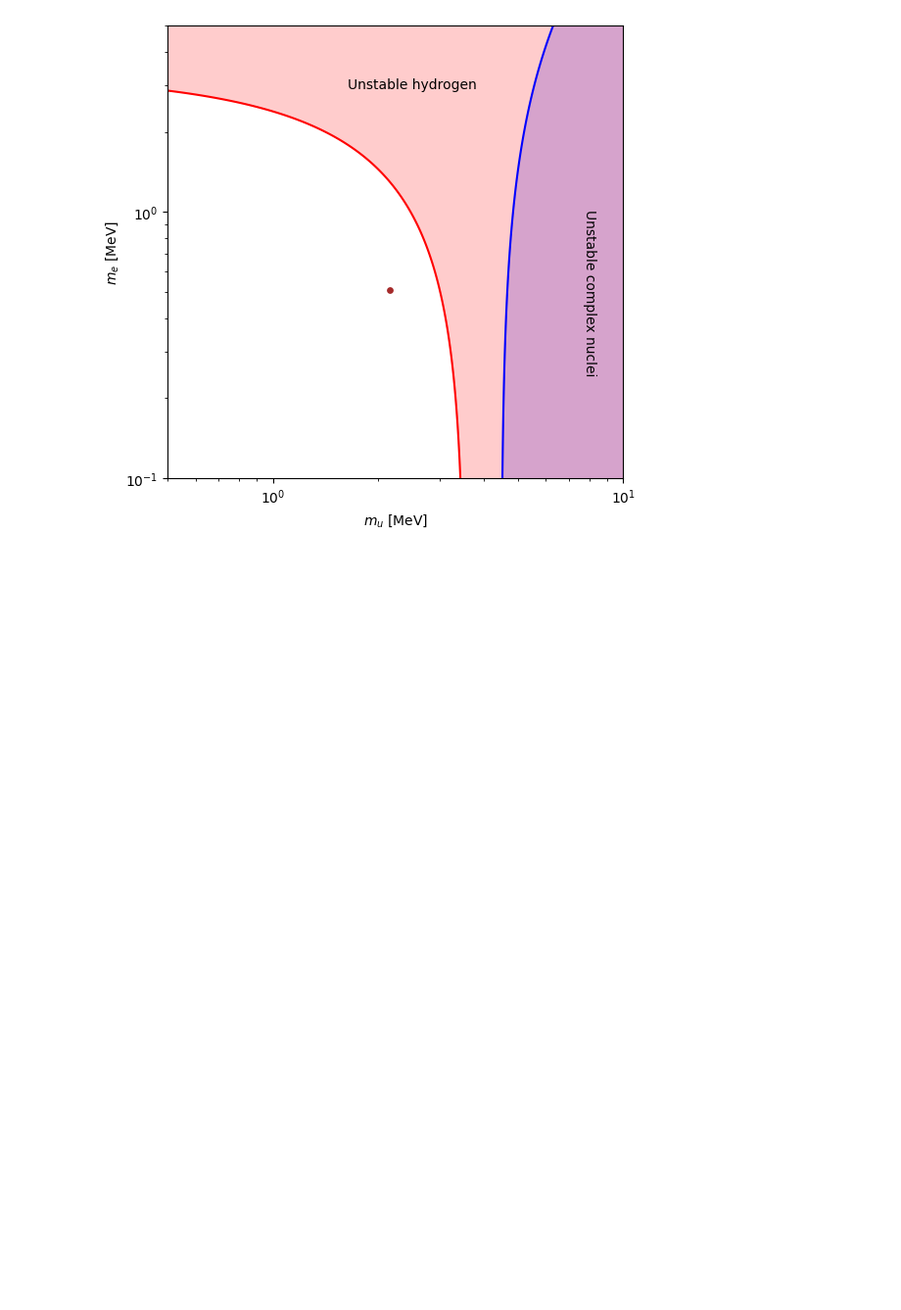
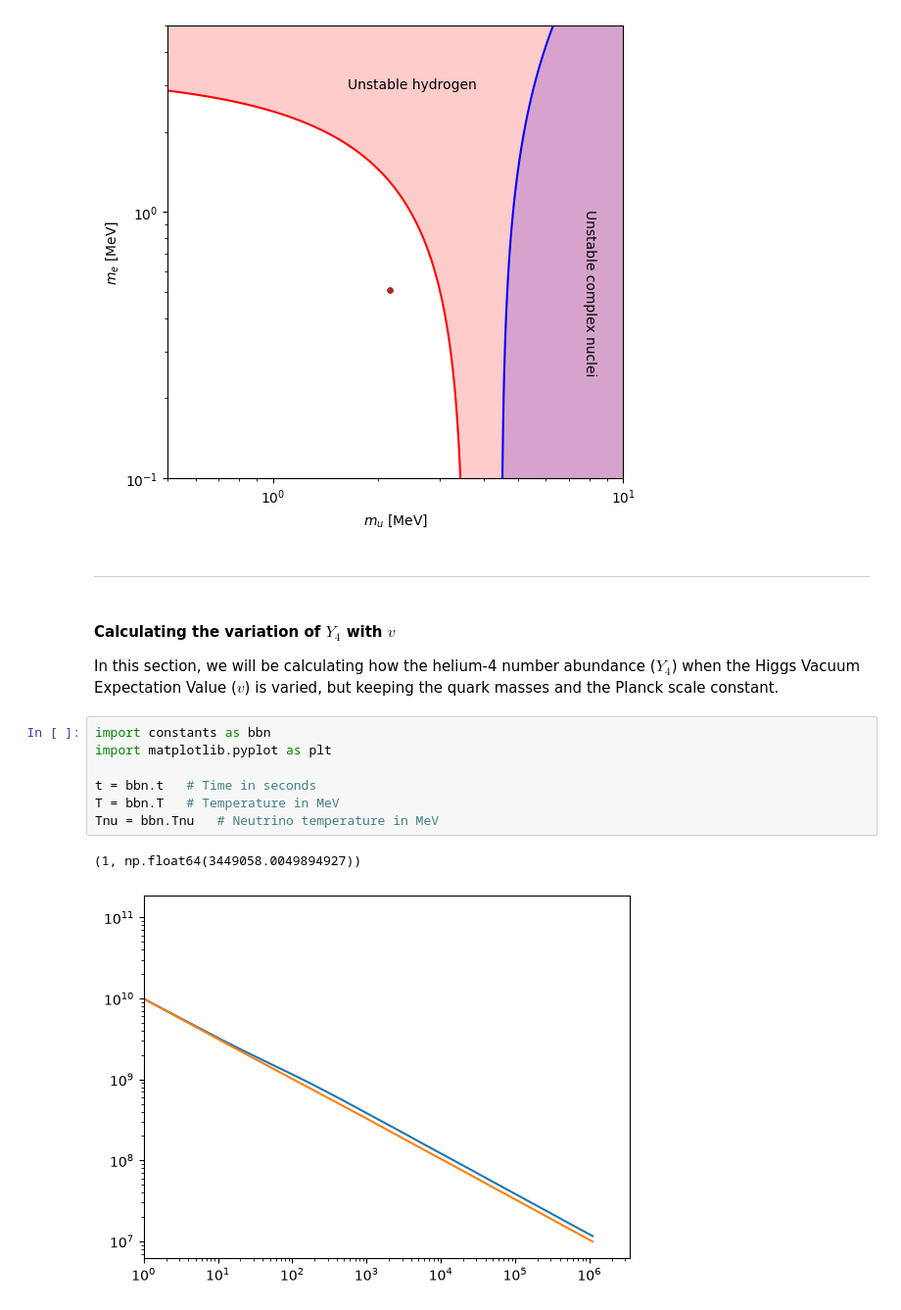
Before and after one commit to Booritth-Balaji/Dark-Matter-Thesis, a Jupyter notebook: Codes-and-Data/Weak-scale-BBN-recr.ipynb, the cells around one changed output. Shown at 98% size. Drawn from its saved outputs; the diff is of its cells as text; blank space fills up the shorter version.

Commit message:
Added constants.py which is a temporary BBN functions file from where I can import functions to simulate BBN

```diff
--- a/Codes-and-Data/Weak-scale-BBN-recr.ipynb
+++ b/Codes-and-Data/Weak-scale-BBN-recr.ipynb
@@ -205,3 +205,19 @@ plt.ylim(0.1, 5)
 # %% [output]
 (0.1, 5)
 [figure]
+# %% [markdown]
+---
+# %% [markdown]
+#### Calculating the variation of $Y_4$ with $v$
+
+In this section, we will be calculating how the helium-4 number abundance ($Y_4$) when the Higgs Vacuum Expectation Value ($v$) is varied, but keeping the quark masses and the Planck scale constant.
+# %%
+import constants as bbn
+import matplotlib.pyplot as plt
+
+t = bbn.t   # Time in seconds
+T = bbn.T   # Temperature in MeV
+Tnu = bbn.Tnu   # Neutrino temperature in MeV
+# %% [output]
+(1, np.float64(3449058.0049894927))
+[figure, added]
```
Also changed, not shown: 4 other files.
